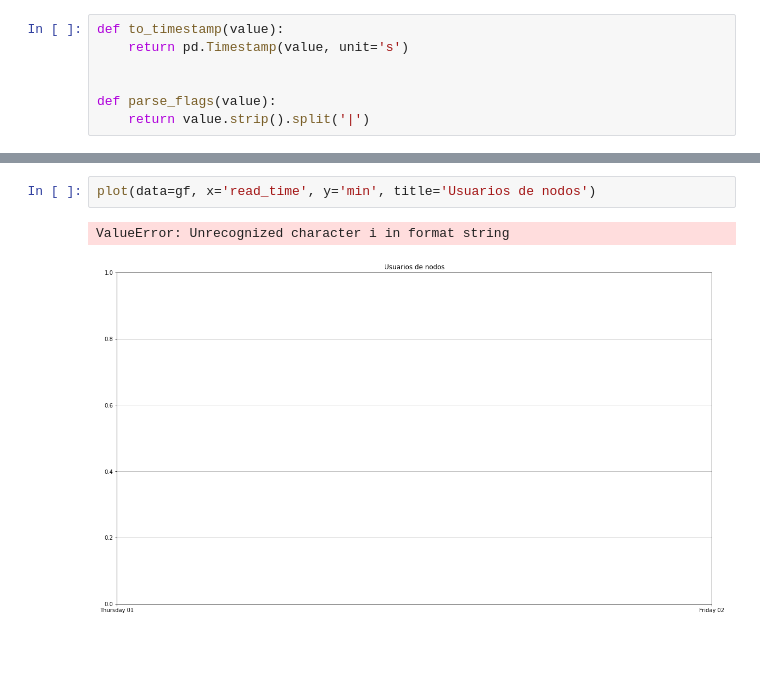
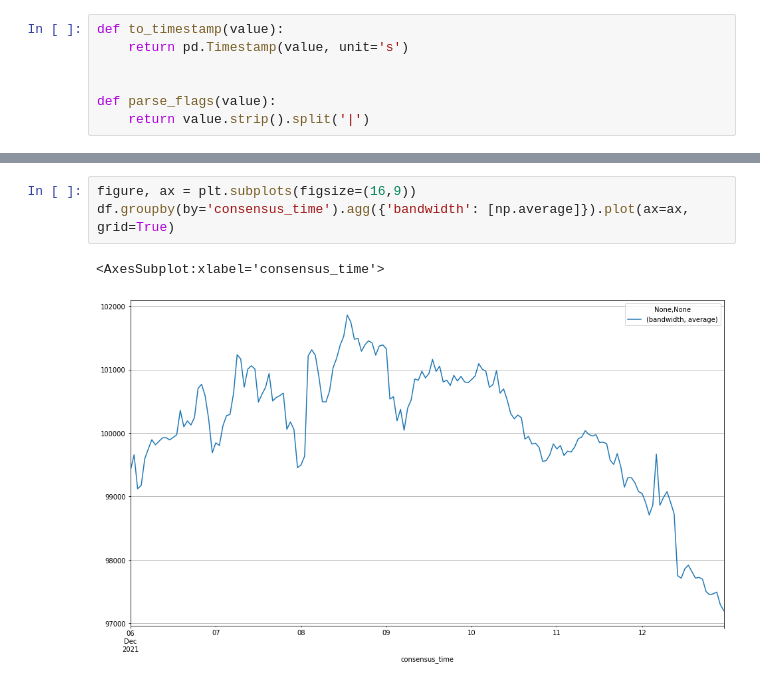
Before and after one commit to k0rtuz/tor-consensus, a Jupyter notebook: analysis.ipynb, the cells around one changed output, grey strips where cells are left out. Cells and saved outputs as stored; diff of their text form; blank space fills up the shorter version.

```diff
--- a/analysis.ipynb
+++ b/analysis.ipynb
@@ -125,5 +72,6 @@ memory usage: 8.7 KB
-# %%
-plot(data=gf, x='read_time', y='min', title='Usuarios de nodos')
-# %% [output]
-ValueError: Unrecognized character i in format string
-[figure, removed]
+# %%
+figure, ax = plt.subplots(figsize=(16,9))
+df.groupby(by='consensus_time').agg({'bandwidth': [np.average]}).plot(ax=ax, grid=True)
+# %% [output]
+<AxesSubplot:xlabel='consensus_time'>
+[figure, added]
```
Also changed, not shown: parts of 11 cells of this notebook, 1 other file.
